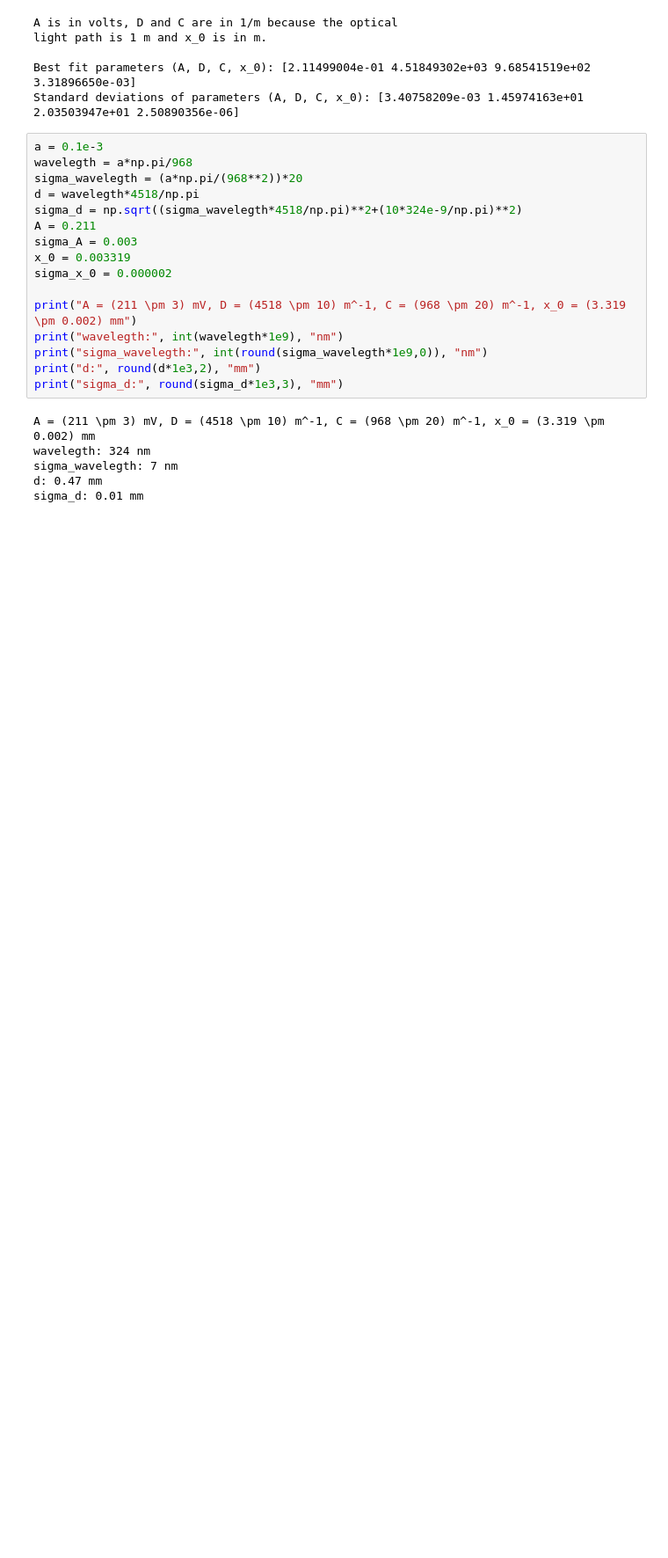
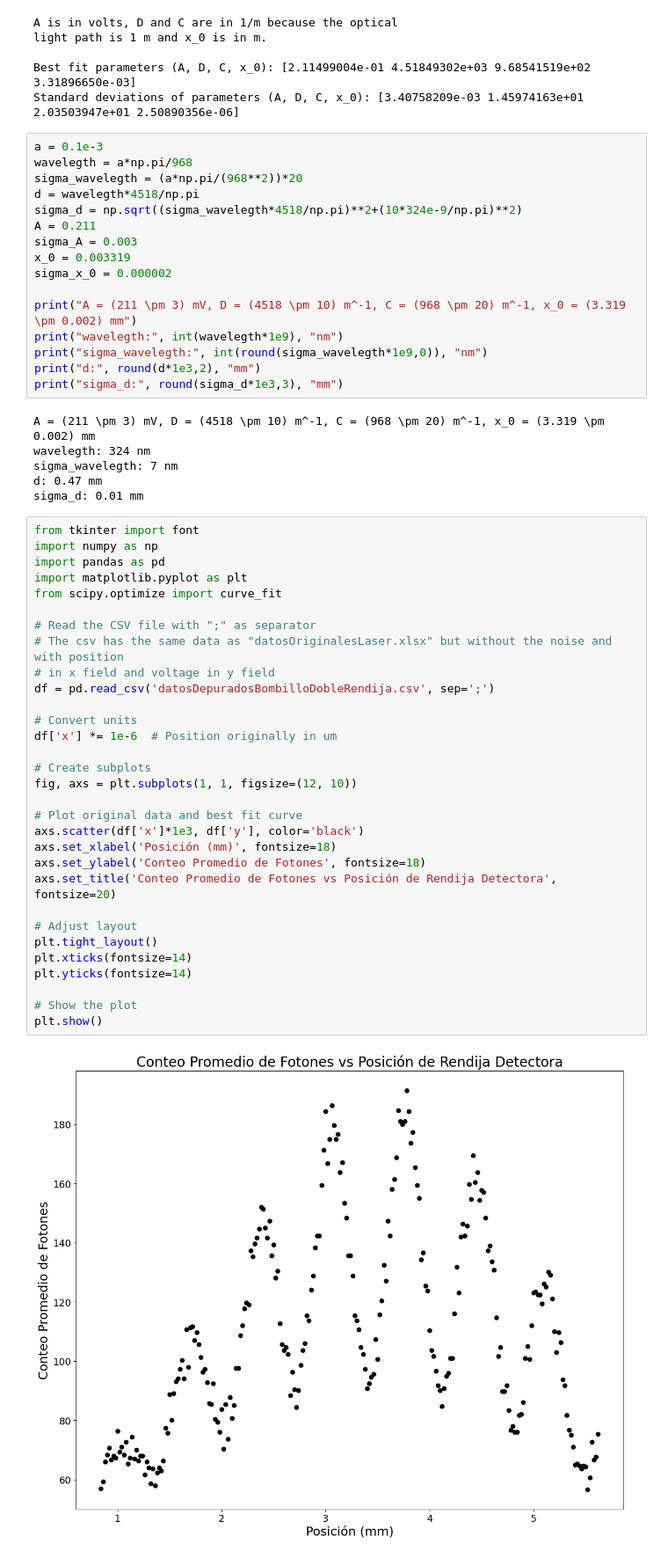
Before and after one commit to afgomezg1/LaboratorioIntermedio-Doble-Rendija, a Jupyter notebook: ajusteLaserDobleRendija.ipynb, the cells around one changed output. Shown: that part at 88% size. Cells and saved outputs as stored; diff of their text form; blank space fills up the shorter version.

```diff
--- a/ajusteLaserDobleRendija.ipynb
+++ b/ajusteLaserDobleRendija.ipynb
@@ -107,3 +111,36 @@ wavelegth: 324 nm
 sigma_wavelegth: 7 nm
 d: 0.47 mm
 sigma_d: 0.01 mm
+# %%
+from tkinter import font
+import numpy as np
+import pandas as pd
+import matplotlib.pyplot as plt
+from scipy.optimize import curve_fit
+
+# Read the CSV file with ";" as separator
+# The csv has the same data as "datosOriginalesLaser.xlsx" but without the noise and with position
+# in x field and voltage in y field
+df = pd.read_csv('datosDepuradosBombilloDobleRendija.csv', sep=';')
+
+# Convert units
+df['x'] *= 1e-6  # Position originally in um
+
+# Create subplots
+fig, axs = plt.subplots(1, 1, figsize=(12, 10))
+
+# Plot original data and best fit curve
+axs.scatter(df['x']*1e3, df['y'], color='black')
+axs.set_xlabel('Posición (mm)', fontsize=18)
+axs.set_ylabel('Conteo Promedio de Fotones', fontsize=18)
+axs.set_title('Conteo Promedio de Fotones vs Posición de Rendija Detectora', fontsize=20)
+
+# Adjust layout
+plt.tight_layout()
+plt.xticks(fontsize=14)
+plt.yticks(fontsize=14)
+
+# Show the plot
+plt.show()
+# %% [output]
+[figure, added]
```
Also changed, not shown: parts of 1 cell of this notebook, 2 other files.
